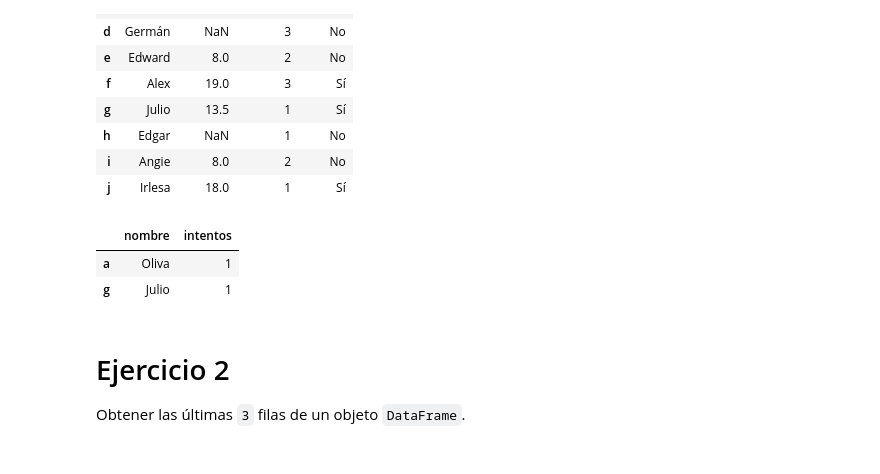
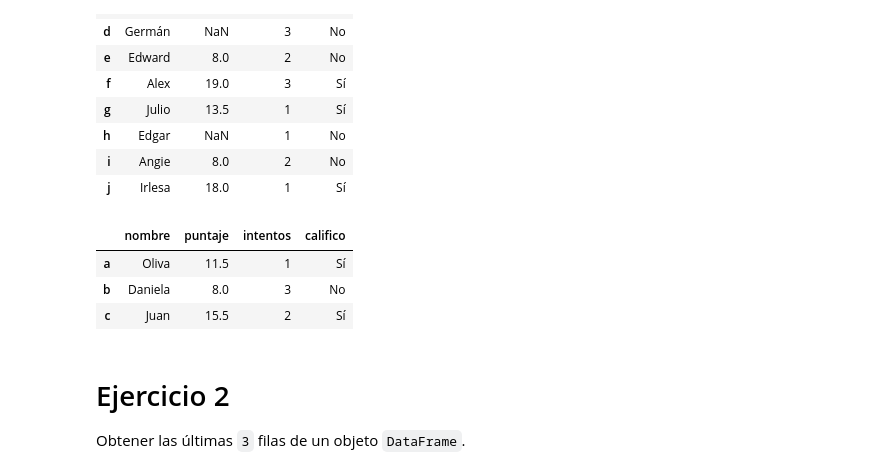
Before and after one commit to Lorreinn/Big-Data-Cloud-Spark, a Jupyter notebook: Día 4. Viernes/Copia de M6 - EXTRA - Pandas.ipynb, the cells around one changed output. Saved outputs shown, nothing was run; the diff lists cells and outputs as text; code cells hidden in the pictures.

```diff
--- a/Día 4. Viernes/Copia de M6 - EXTRA - Pandas.ipynb
+++ b/Día 4. Viernes/Copia de M6 - EXTRA - Pandas.ipynb
@@ -39,10 +37,12 @@ df
 | j | Irlesa | 18.0 | 1 | Sí |
 # %%
 #Solución, aquí tu respuesta
+df.head(3)
 # %% [output]
-|  | nombre | intentos |
-| a | Oliva | 1 |
-| g | Julio | 1 |
+|  | nombre | puntaje | intentos | califico |
+| a | Oliva | 11.5 | 1 | Sí |
+| b | Daniela | 8.0 | 3 | No |
+| c | Juan | 15.5 | 2 | Sí |
 # %% [markdown]
 # Ejercicio 2
 
```
Also changed, not shown: parts of 20 cells of this notebook.
